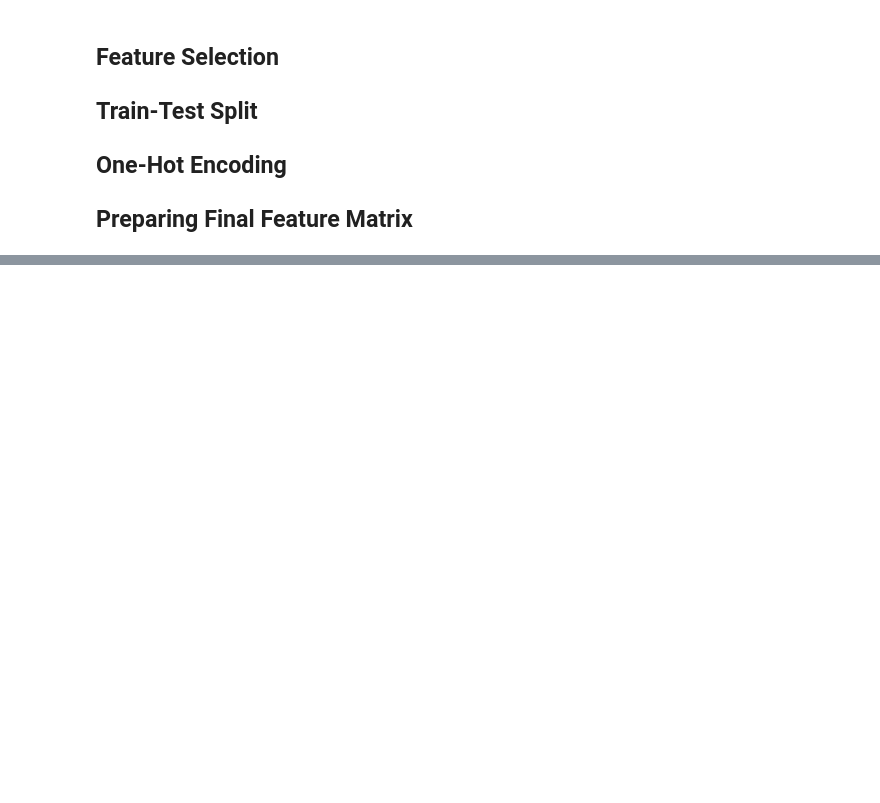
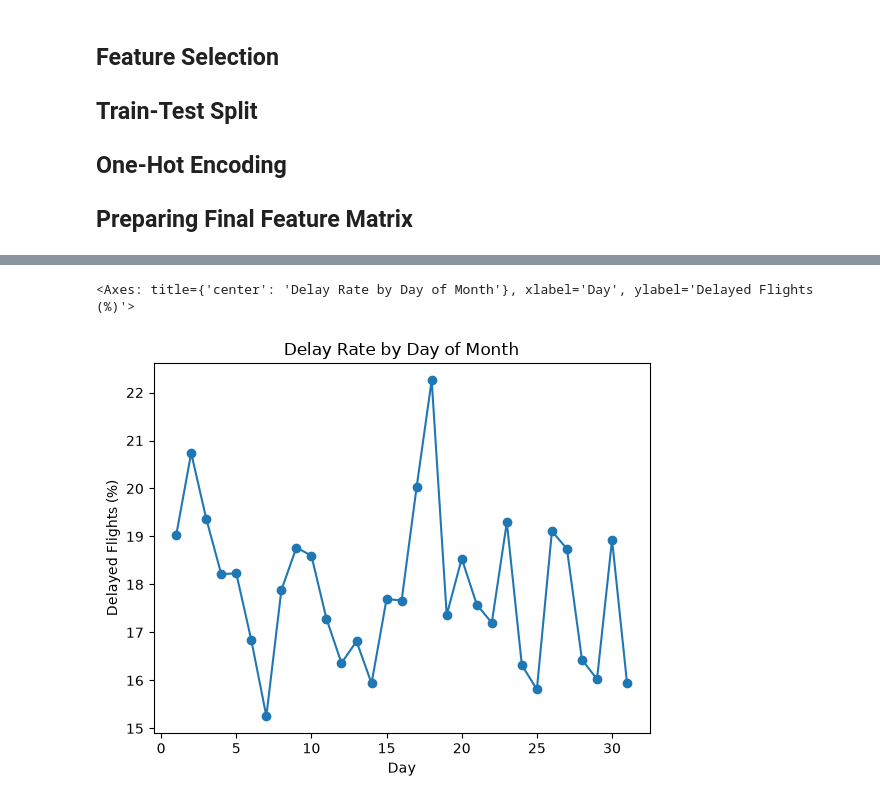
Before and after one commit to GhostCypher05/flight-delay-prediction, a Jupyter notebook: notebooks/01_data_investigation.ipynb, the cells around one changed output, grey strips where cells are left out. Drawn from its saved outputs; the diff is of its cells as text; code cells hidden in the pictures; blank space fills up the shorter version.

```diff
--- a/notebooks/01_data_investigation.ipynb
+++ b/notebooks/01_data_investigation.ipynb
@@ -975,0 +1282,19 @@ X_test_final.shape
+# %%
+day_delay_rate = (
+    model_data.groupby("DAY")["DELAYED"]
+    .mean()
+    .mul(100)
+)
+
+day_delay_rate
+
+day_delay_rate.plot(
+    kind="line",
+    marker="o",
+    title="Delay Rate by Day of Month",
+    ylabel="Delayed Flights (%)",
+    xlabel="Day"
+)
+# %% [output]
+<Axes: title={'center': 'Delay Rate by Day of Month'}, xlabel='Day', ylabel='Delayed Flights (%)'>
+[figure, added]
```
Also changed, not shown: parts of 44 cells of this notebook, 13 other files.
